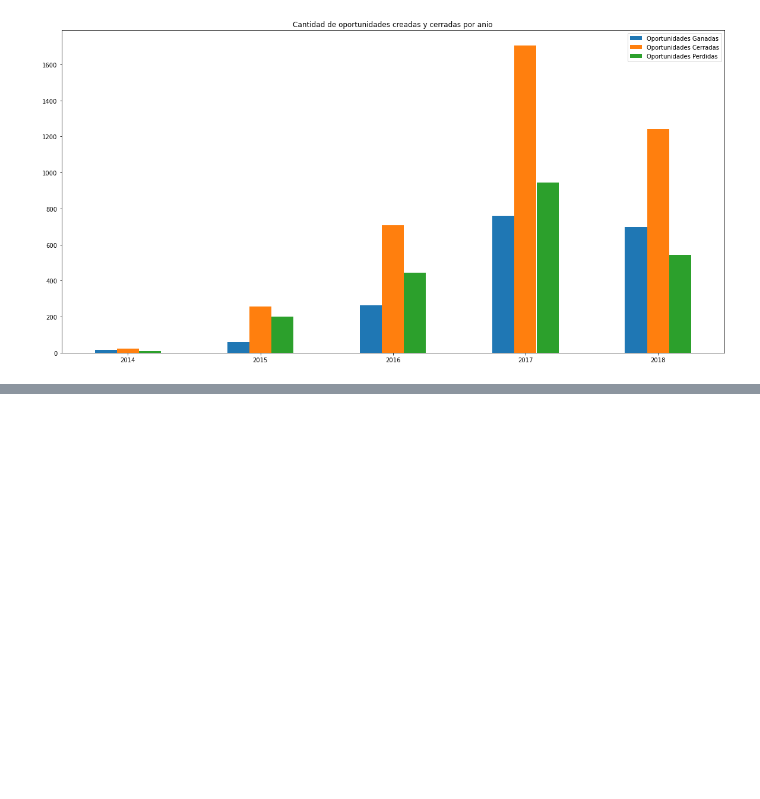
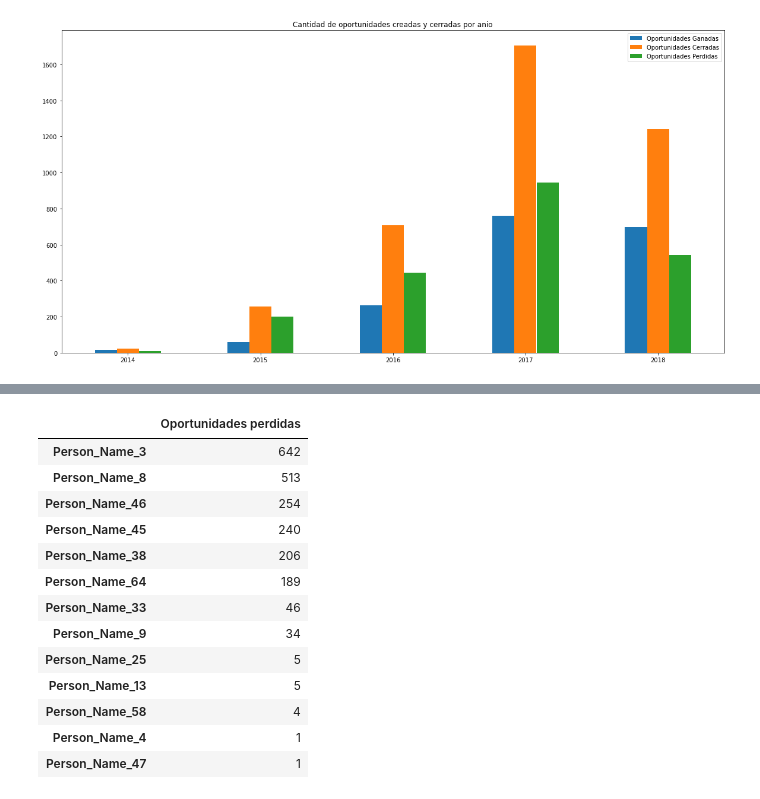
Before and after one commit to Ramaxx95/TP1-Orga-de-Datos, a Jupyter notebook: Visualizaciones/Region_Americas.ipynb, the cells around one changed output, grey strips where cells are left out. Saved outputs shown, nothing was run; the diff lists cells and outputs as text; code cells hidden in the pictures; blank space fills up the shorter version.

```diff
--- a/Visualizaciones/Region_Americas.ipynb
+++ b/Visualizaciones/Region_Americas.ipynb
@@ -182,0 +215,18 @@ plt.show()
+# %%
+perdidas_vendedores = oportunidades_perdidas_Americas.Account_Owner.value_counts().to_frame( name = 'Oportunidades perdidas')
+perdidas_vendedores
+# %% [output]
+|  | Oportunidades perdidas |
+| Person_Name_3 | 642 |
+| Person_Name_8 | 513 |
+| Person_Name_46 | 254 |
+| Person_Name_45 | 240 |
+| Person_Name_38 | 206 |
+| Person_Name_64 | 189 |
+| Person_Name_33 | 46 |
+| Person_Name_9 | 34 |
+| Person_Name_25 | 5 |
+| Person_Name_13 | 5 |
+| Person_Name_58 | 4 |
+| Person_Name_4 | 1 |
+| Person_Name_47 | 1 |
```
Also changed, not shown: parts of 4 cells of this notebook.
